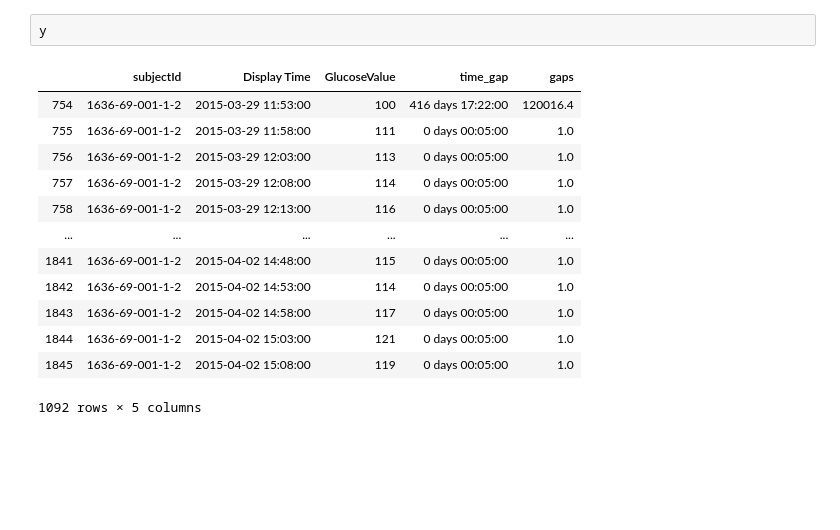
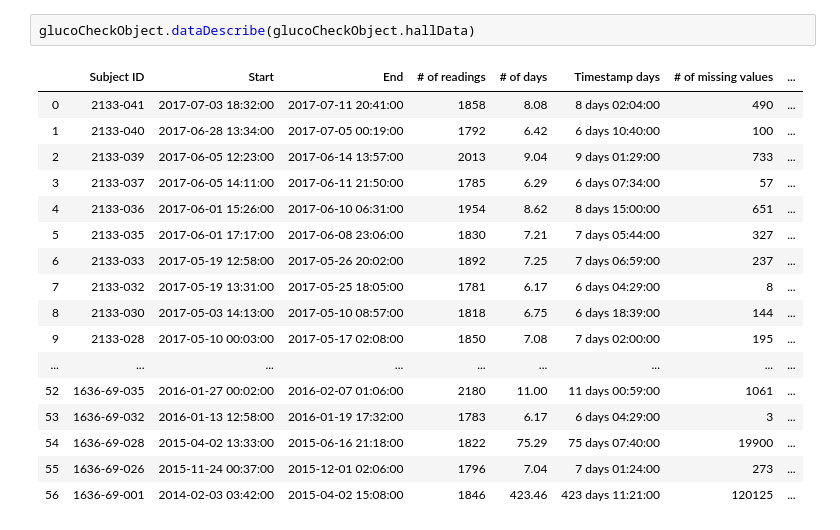
Before and after one commit to snehG0205/NCSA_genomics, a Jupyter notebook: Python Files/Scratch.ipynb, the cells around one changed output. Drawn from its saved outputs; the diff is of its cells as text; blank space fills up the shorter version.

```diff
--- a/Python Files/Scratch.ipynb
+++ b/Python Files/Scratch.ipynb
@@ -186,16 +40,20 @@ x
-# %%
-y
-# %% [output]
-|  | subjectId | Display Time | GlucoseValue | time_gap | gaps |
-| 754 | 1636-69-001-1-2 | 2015-03-29 11:53:00 | 100 | 416 days 17:22:00 | 120016.4 |
-| 755 | 1636-69-001-1-2 | 2015-03-29 11:58:00 | 111 | 0 days 00:05:00 | 1.0 |
-| 756 | 1636-69-001-1-2 | 2015-03-29 12:03:00 | 113 | 0 days 00:05:00 | 1.0 |
-| 757 | 1636-69-001-1-2 | 2015-03-29 12:08:00 | 114 | 0 days 00:05:00 | 1.0 |
-| 758 | 1636-69-001-1-2 | 2015-03-29 12:13:00 | 116 | 0 days 00:05:00 | 1.0 |
-| ... | ... | ... | ... | ... | ... |
-| 1841 | 1636-69-001-1-2 | 2015-04-02 14:48:00 | 115 | 0 days 00:05:00 | 1.0 |
-| 1842 | 1636-69-001-1-2 | 2015-04-02 14:53:00 | 114 | 0 days 00:05:00 | 1.0 |
-| 1843 | 1636-69-001-1-2 | 2015-04-02 14:58:00 | 117 | 0 days 00:05:00 | 1.0 |
-| 1844 | 1636-69-001-1-2 | 2015-04-02 15:03:00 | 121 | 0 days 00:05:00 | 1.0 |
-| 1845 | 1636-69-001-1-2 | 2015-04-02 15:08:00 | 119 | 0 days 00:05:00 | 1.0 |
-1092 rows × 5 columns
+# %%
+glucoCheckObject.dataDescribe(glucoCheckObject.hallData)
+# %% [output]
+|  | Subject ID | Start | End | # of readings | # of days | Timestamp days | # of missing values | ... |
+| 0 | 2133-041 | 2017-07-03 18:32:00 | 2017-07-11 20:41:00 | 1858 | 8.08 | 8 days 02:04:00 | 490 | ... |
+| 1 | 2133-040 | 2017-06-28 13:34:00 | 2017-07-05 00:19:00 | 1792 | 6.42 | 6 days 10:40:00 | 100 | ... |
+| 2 | 2133-039 | 2017-06-05 12:23:00 | 2017-06-14 13:57:00 | 2013 | 9.04 | 9 days 01:29:00 | 733 | ... |
+| 3 | 2133-037 | 2017-06-05 14:11:00 | 2017-06-11 21:50:00 | 1785 | 6.29 | 6 days 07:34:00 | 57 | ... |
+| 4 | 2133-036 | 2017-06-01 15:26:00 | 2017-06-10 06:31:00 | 1954 | 8.62 | 8 days 15:00:00 | 651 | ... |
+| 5 | 2133-035 | 2017-06-01 17:17:00 | 2017-06-08 23:06:00 | 1830 | 7.21 | 7 days 05:44:00 | 327 | ... |
+| 6 | 2133-033 | 2017-05-19 12:58:00 | 2017-05-26 20:02:00 | 1892 | 7.25 | 7 days 06:59:00 | 237 | ... |
+| 7 | 2133-032 | 2017-05-19 13:31:00 | 2017-05-25 18:05:00 | 1781 | 6.17 | 6 days 04:29:00 | 8 | ... |
+| 8 | 2133-030 | 2017-05-03 14:13:00 | 2017-05-10 08:57:00 | 1818 | 6.75 | 6 days 18:39:00 | 144 | ... |
+| 9 | 2133-028 | 2017-05-10 00:03:00 | 2017-05-17 02:08:00 | 1850 | 7.08 | 7 days 02:00:00 | 195 | ... |
+| ... | ... | ... | ... | ... | ... | ... | ... | ... |
+| 52 | 1636-69-035 | 2016-01-27 00:02:00 | 2016-02-07 01:06:00 | 2180 | 11.00 | 11 days 00:59:00 | 1061 | ... |
+| 53 | 1636-69-032 | 2016-01-13 12:58:00 | 2016-01-19 17:32:00 | 1783 | 6.17 | 6 days 04:29:00 | 3 | ... |
+| 54 | 1636-69-028 | 2015-04-02 13:33:00 | 2015-06-16 21:18:00 | 1822 | 75.29 | 75 days 07:40:00 | 19900 | ... |
+| 55 | 1636-69-026 | 2015-11-24 00:37:00 | 2015-12-01 02:06:00 | 1796 | 7.04 | 7 days 01:24:00 | 273 | ... |
+| 56 | 1636-69-001 | 2014-02-03 03:42:00 | 2015-04-02 15:08:00 | 1846 | 423.46 | 423 days 11:21:00 | 120125 | ... |
```
Also changed, not shown: parts of 24 cells of this notebook, 6 other files.
